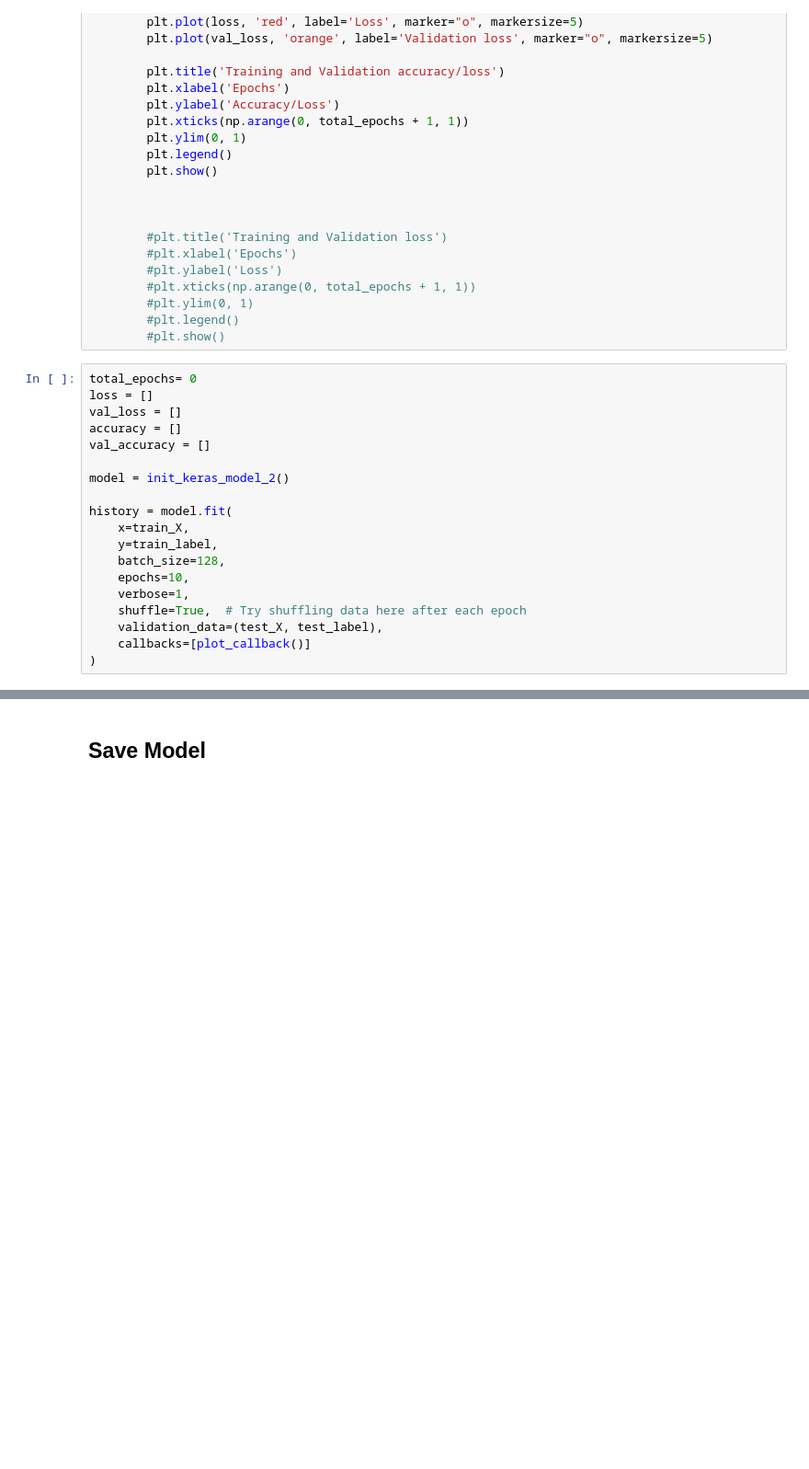
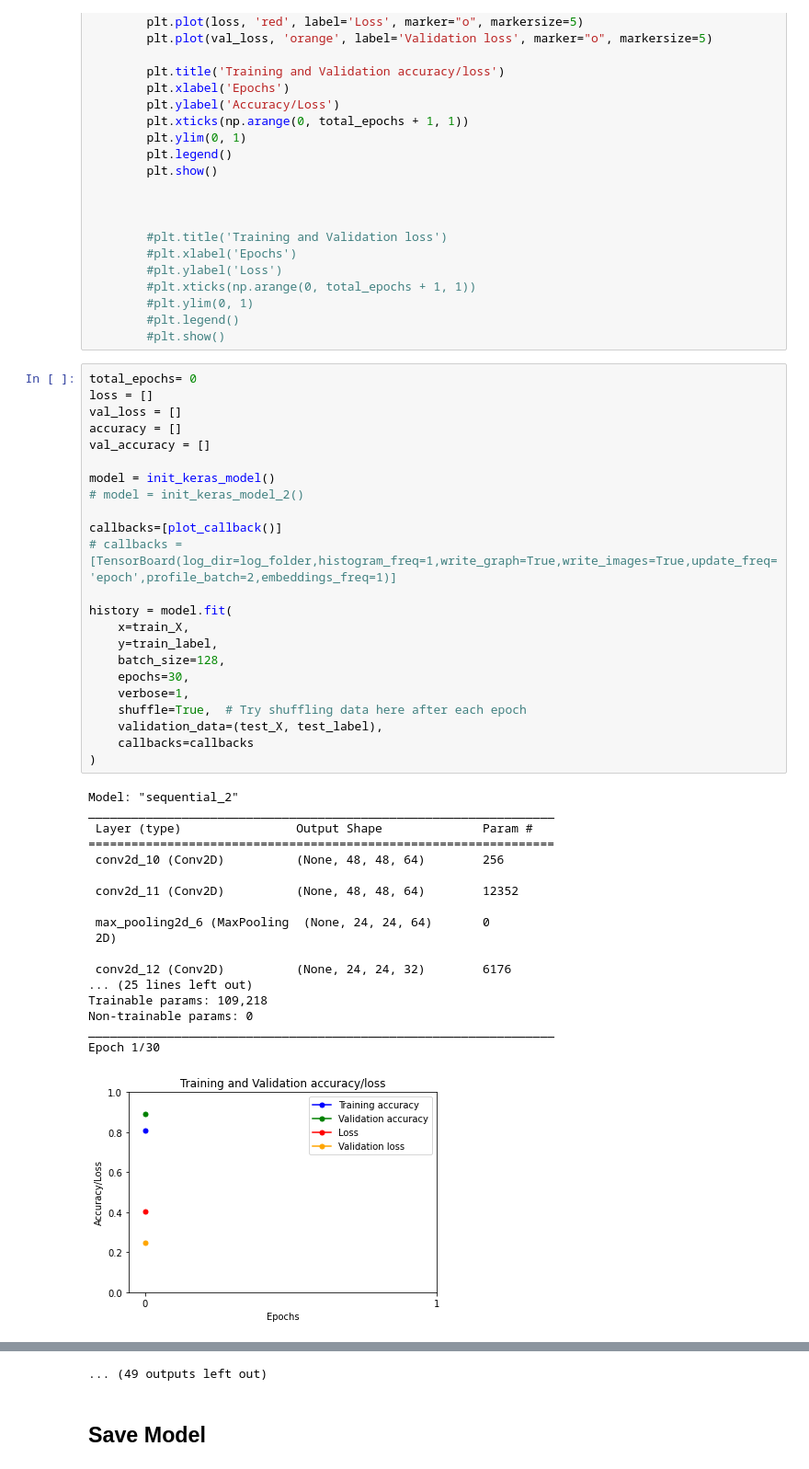
Before and after one commit to vigitia/IRPenTracking, a Jupyter notebook: train_network_new.ipynb, the cells around one changed output, grey strips where cells are left out. Shown: that part at 92% size. Saved outputs shown, nothing was run; the diff lists cells and outputs as text; blank space fills up the shorter version.

```diff
--- a/train_network_new.ipynb
+++ b/train_network_new.ipynb
@@ -226,19 +240,42 @@ class plot_callback(Callback):
 # %%
 total_epochs= 0
 loss = []
 val_loss = []
 accuracy = []
 val_accuracy = []
 
-model = init_keras_model_2()
+model = init_keras_model()
+# model = init_keras_model_2()
+
+callbacks=[plot_callback()]
+# callbacks = [TensorBoard(log_dir=log_folder,histogram_freq=1,write_graph=True,write_images=True,update_freq='epoch',profile_batch=2,embeddings_freq=1)]
 
 history = model.fit(
     x=train_X,
     y=train_label,
     batch_size=128,
-    epochs=10,
+    epochs=30,
     verbose=1,
     shuffle=True,  # Try shuffling data here after each epoch
     validation_data=(test_X, test_label),
-    callbacks=[plot_callback()]
+    callbacks=callbacks
 )
+# %% [output]
+Model: "sequential_2"
+_________________________________________________________________
+ Layer (type)                Output Shape              Param #
+=================================================================
+ conv2d_10 (Conv2D)          (None, 48, 48, 64)        256
+
+ conv2d_11 (Conv2D)          (None, 48, 48, 64)        12352
+
+ max_pooling2d_6 (MaxPooling  (None, 24, 24, 64)       0
+ 2D)
+
+ conv2d_12 (Conv2D)          (None, 24, 24, 32)        6176
+... (25 lines left out)
+Trainable params: 109,218
+Non-trainable params: 0
+_________________________________________________________________
+Epoch 1/30
+[figure, added]
@@ -245,3 +297,4 @@ history = model.fit(
+... (49 outputs left out)
 # %% [markdown]
 ## Save Model
 # %%
```
Also changed, not shown: parts of 6 cells of this notebook.
